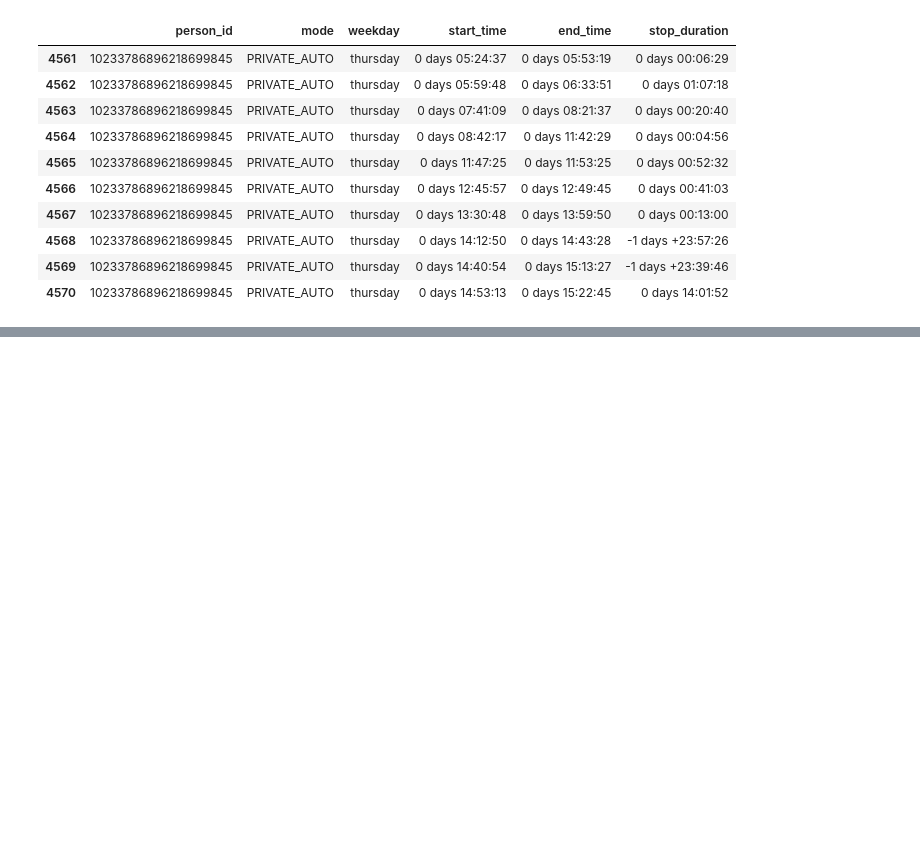
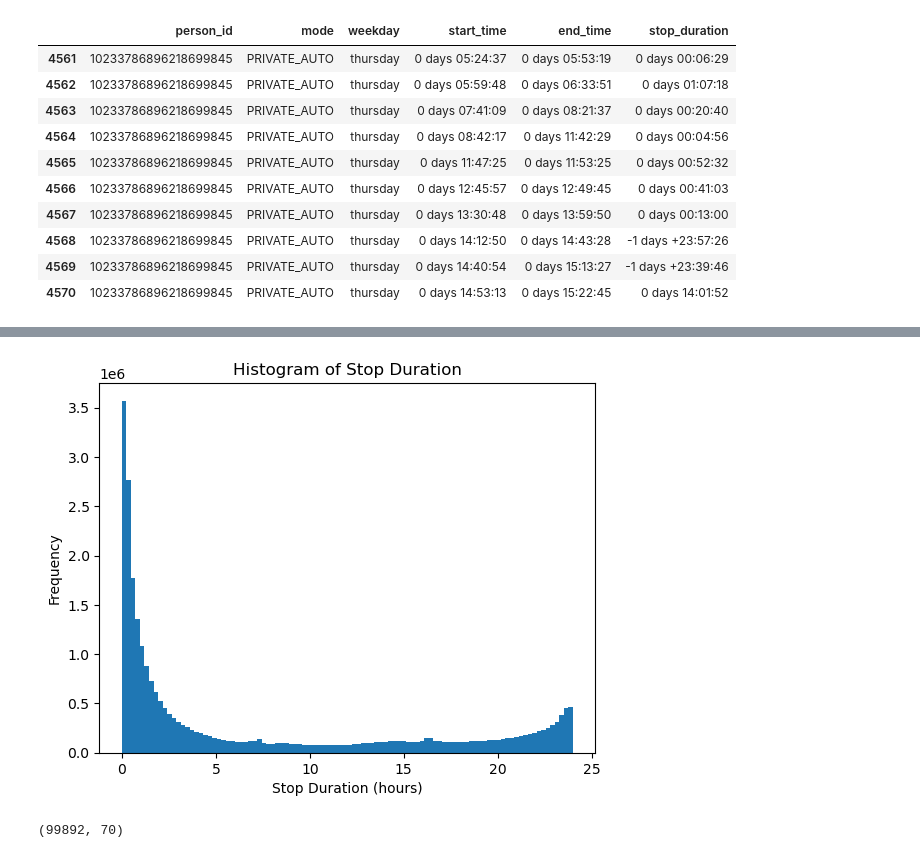
Before and after one commit to rmi-mobility-data-science/replicaEVSE, a Jupyter notebook: notebooks/dwell_time_dev.ipynb, the cells around one changed output, grey strips where cells are left out. Drawn from its saved outputs; the diff is of its cells as text; code cells hidden in the pictures; blank space fills up the shorter version.

Commit message:
cleaned table of bad values

```diff
--- a/notebooks/dwell_time_dev.ipynb
+++ b/notebooks/dwell_time_dev.ipynb
@@ -144,0 +163,2 @@ its very wrong.
+# %%
+df = pd.read_parquet(os.path.join(datadir, 'wa_ldv_trips_with_county_and_dwell_time.parquet'))
@@ -144,0 +182,4 @@ its very wrong.
+# %%
+# Subtract one day from values greater than one day
+one_day = pd.Timedelta(days=1)
+df.loc[df['stop_duration'] > one_day, 'stop_duration'] -= one_day
@@ -144,0 +190,2 @@ its very wrong.
+# %%
+df = df[df['stop_duration'] > pd.Timedelta('0 days 00:00:00')]
@@ -144,0 +196,16 @@ its very wrong.
+# %%
+import matplotlib.pyplot as plt
+
+# Assuming the DataFrame 'df' with a 'stop_duration' column
+
+# Convert stop duration to hours for plotting
+stop_duration_hours = df['stop_duration'] / pd.Timedelta(hours=1)
+
+# Create histogram
+plt.hist(stop_duration_hours, bins=100)  # Adjust the number of bins as desired
+plt.xlabel('Stop Duration (hours)')
+plt.ylabel('Frequency')
+plt.title('Histogram of Stop Duration')
+plt.show()
+# %% [output]
+[figure, added]
@@ -144,0 +214,4 @@ its very wrong.
+# %%
+df.shape
+# %% [output]
+(99892, 70)
```
Also changed, not shown: parts of 21 cells of this notebook.
